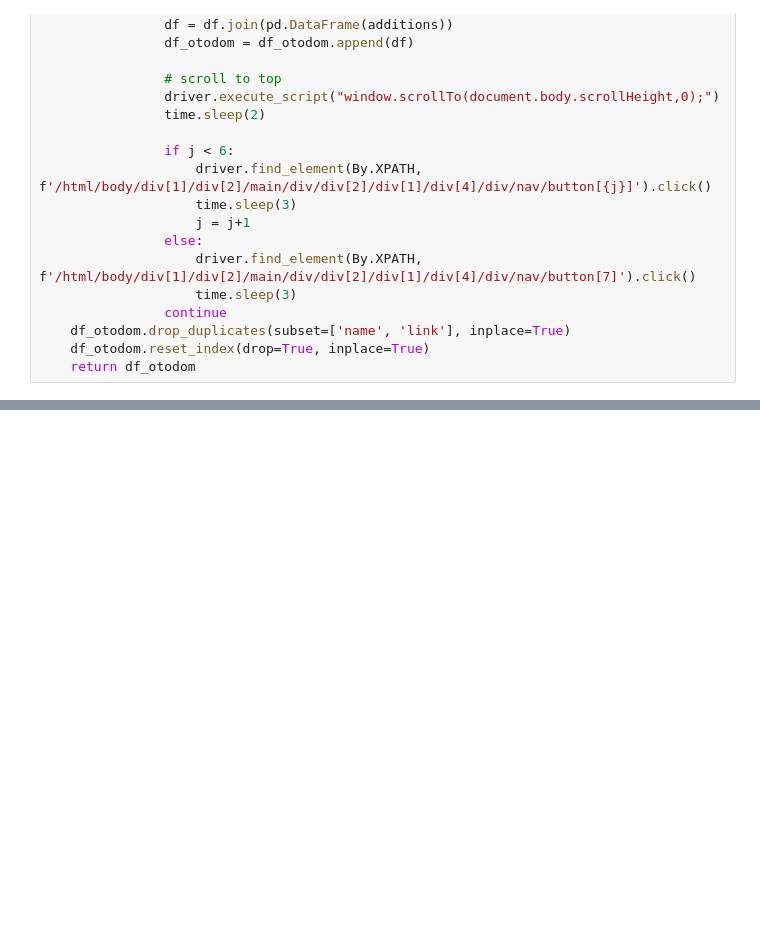
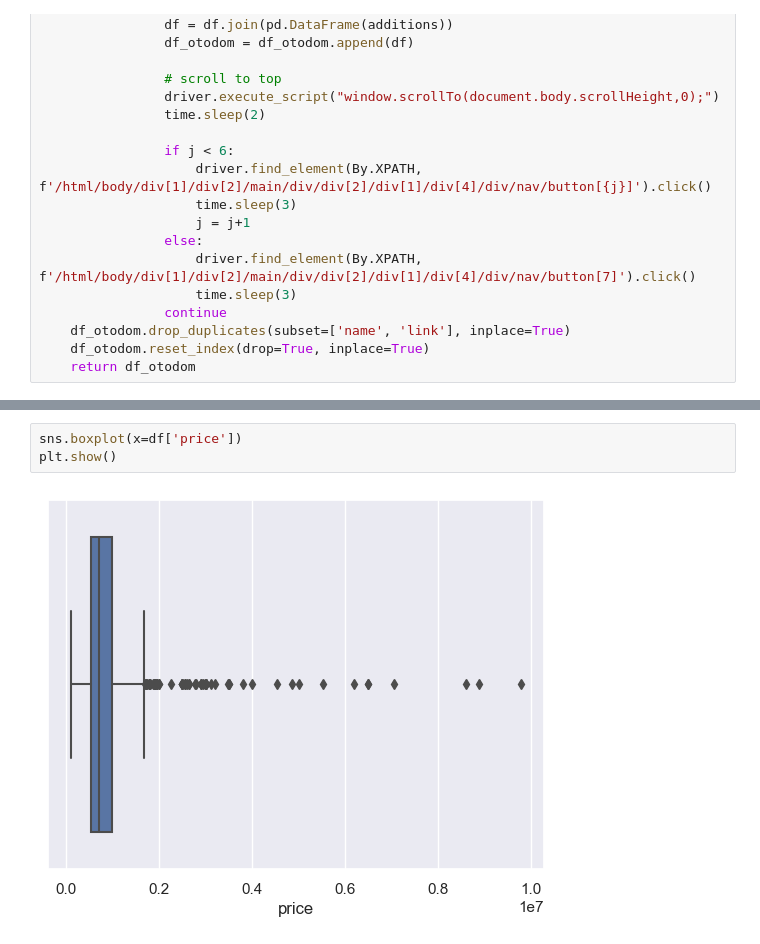
Before and after one commit to Mik3KL0/Webscraping-python-project, a Jupyter notebook: scraper.ipynb, the cells around one changed output, grey strips where cells are left out. Cells and saved outputs as stored; diff of their text form; blank space fills up the shorter version.

```diff
--- a/scraper.ipynb
+++ b/scraper.ipynb
@@ -431,0 +368,5 @@ fun(df)
+# %%
+sns.boxplot(x=df['price'])
+plt.show()
+# %% [output]
+[figure, added]
```
Also changed, not shown: parts of 16 cells of this notebook, 1 other file.
